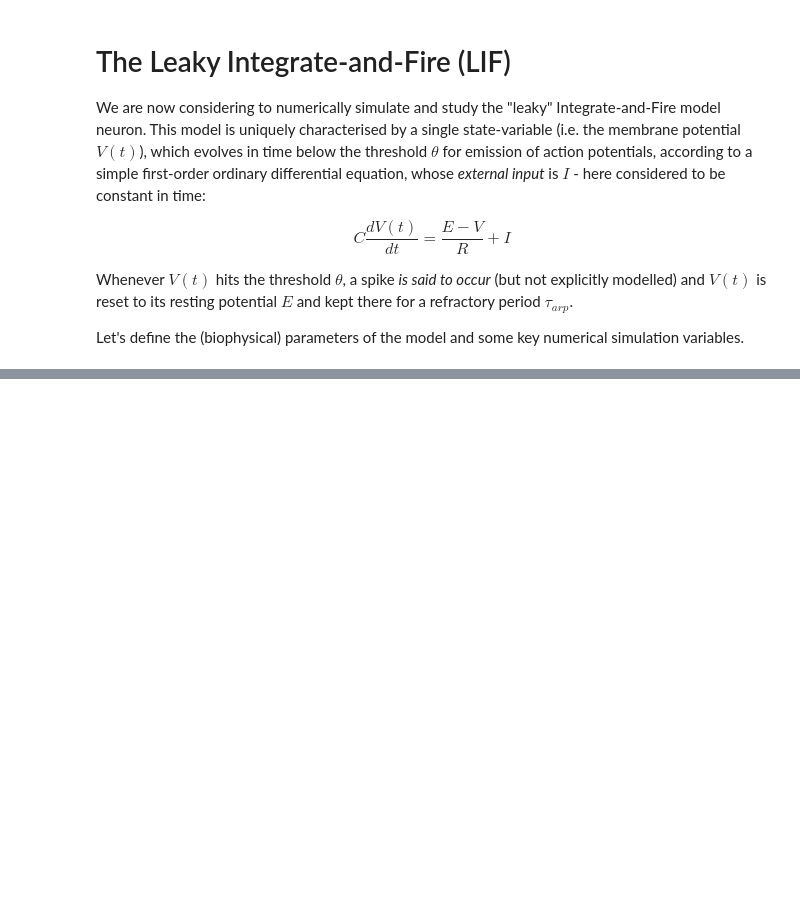
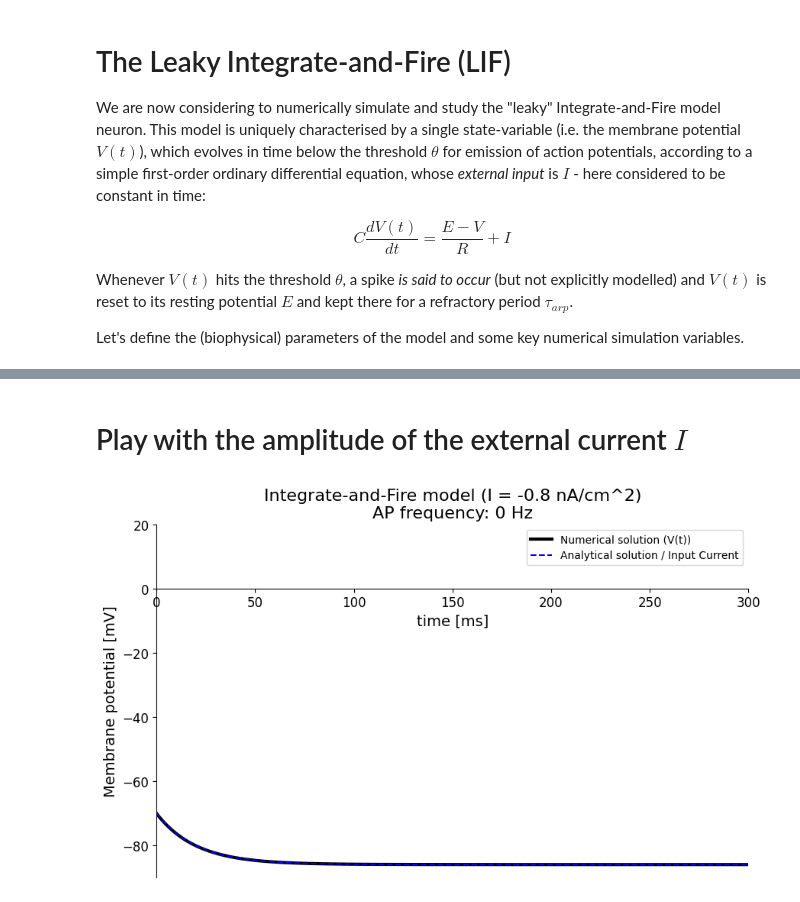
Before and after one commit to mgiugliano/ModellingNeuralSystems, a Jupyter notebook: notebooks/IF.ipynb, the cells around one changed output, grey strips where cells are left out. Cells and saved outputs as stored; diff of their text form; code cells hidden in the pictures; blank space fills up the shorter version.

```diff
--- a/notebooks/IF.ipynb
+++ b/notebooks/IF.ipynb
@@ -257,0 +11,21 @@ plt.show()
+# %%
+# @title Import necessary Python libs and set parameters
+import numpy as np
+import matplotlib.pyplot as plt
+
+# Configure plots for inline display in the notebook
+%matplotlib inline
+
+# Biophysical Parameters
+R = 20.    # Membrane (specific) resistance [MOhm/cm^2]
+C = 1.     # Membrane (specific) capacitance [uF/cm^2]
+E = -70.   # Membrane resting potential [mV]
+θ = -50.   # Excitability threshold [mV]
+Vmax = 10.   # Peak voltage during a spike [mV] - purely aesthetical reasons!
+Tarp = 10.   # Absolute refractory period [ms]
+
+# Simulation Parameters
+Δt = 0.1    # Integration time step [ms]
+
+# Note: T, time, and N are now defined within the simulation cells
+# to prevent scope bugs when re-running cells.
@@ -257,0 +128,25 @@ plt.show()
+# %% [markdown]
+# Play with the amplitude of the external current $I$
+# %%
+# @title After running this cell manually, it will auto-run if you change the selected value. { run: "auto" }
+I = -0.8 #@param {type:"slider", min:-1, max:5, step:0.1}
+
+T_sim = 300. # Set T for this simulation
+time, W, freq = IF(I, T=T_sim)
+
+# Analytical solution for the sub-threshold RC circuit
+# V_inf = E + R*I, V(t) = V_inf + (V0 - V_inf) * exp(-t/tau)
+V_inf = E + R * I
+tau = R * C
+Wanalyt = V_inf + (E - V_inf) * np.exp(-time / tau)
+
+# Plotting
+plot_all(time, W, time, Wanalyt) # Call the helper function
+
+# Add titles and limits
+plt.title(f"Integrate-and-Fire model (I = {I:.1f} nA/cm^2)\nAP frequency: {freq} Hz", fontsize=16)
+plt.xlim(0, T_sim)
+plt.ylim(-90, 20)
+plt.show()
+# %% [output]
+[figure, added]
```
Also changed, not shown: parts of 6 cells of this notebook.
